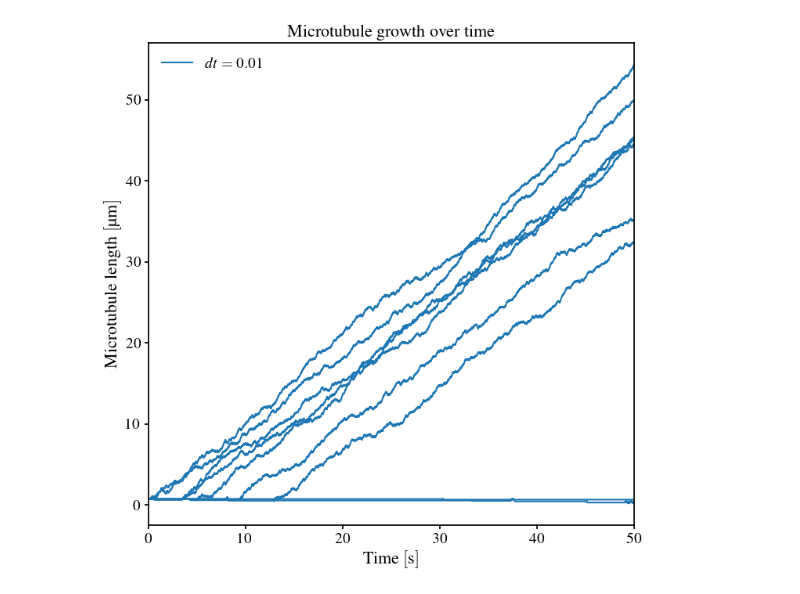
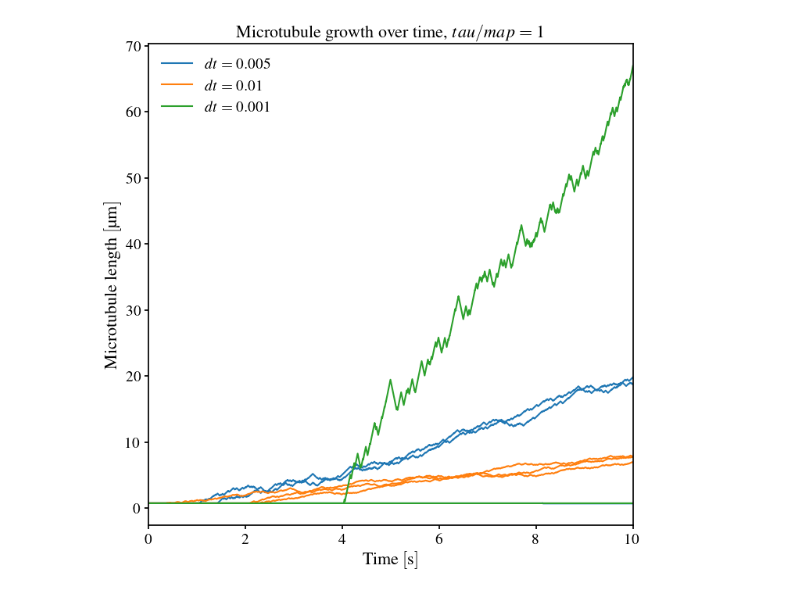
Before and after one commit to CWU-Computational-Biophysics/tau_mts, a Jupyter notebook: dt_analysis.ipynb, the cells around one changed output. Cells and saved outputs as stored; diff of their text form; code cells hidden in the pictures.

Commit message:
finished dt tests

```diff
--- a/dt_analysis.ipynb
+++ b/dt_analysis.ipynb
@@ -24,7 +24,7 @@ from processing import load_mat_dir
 from distributions import plot_clusters, create_protein_animation
 # %%
 # define the data directory
-DATA_DIR = Path("data", "tests")
+DATA_DIR = Path("data", "tests3")
 
 # configure the figure save directory
 FIGURE_DIR = Path("figures", DATA_DIR.parts[-1])
@@ -81,33 +81,34 @@ for sim_name in sim_names:
     # get a unique color for each dt value
     # if the color has been used, make the label None
     if dt not in tau_ratio_dict.keys():
         tau_ratio_dict[dt] = DEFAULT_COLORMAP[color_index]
         color_index += 1
     else:
         label = None
 
     # plot the length over time for this mt
     ax.plot(
         time_list,
         length_list,
         label=label,
         color=tau_ratio_dict[dt]
     )
 
 # set the axis limits
 # the x limit should be the final time plus the second time
 # this has the effect of showing an "even" value
 ax.set_xlim(0, time_list[-1])
 
 # set the labels
+tm_ratio = data_dict['df']['tm_ratio'].iloc[0]
 ax.set_xlabel(r"Time $\left[\qty{}{\second}\right]$")
 ax.set_ylabel(r"Microtubule length $\left[\qty{}{\micro\meter}\right]$")
-ax.set_title(r"Microtubule growth over time")
+ax.set_title(r"Microtubule growth over time, $tau/map=" + f"{tm_ratio}" + r"$")
 
 # add a legend
 ax.legend()
 
 # save the figure
-fig.savefig(FIGURE_DIR / r"mt_growth_over_time")
+fig.savefig(FIGURE_DIR / f"mt_growth_over_time_{tm_ratio}")
 # %% [output]
-[figure, old version]
+[figure, new version]
```
Also changed, not shown: 1 other file.
